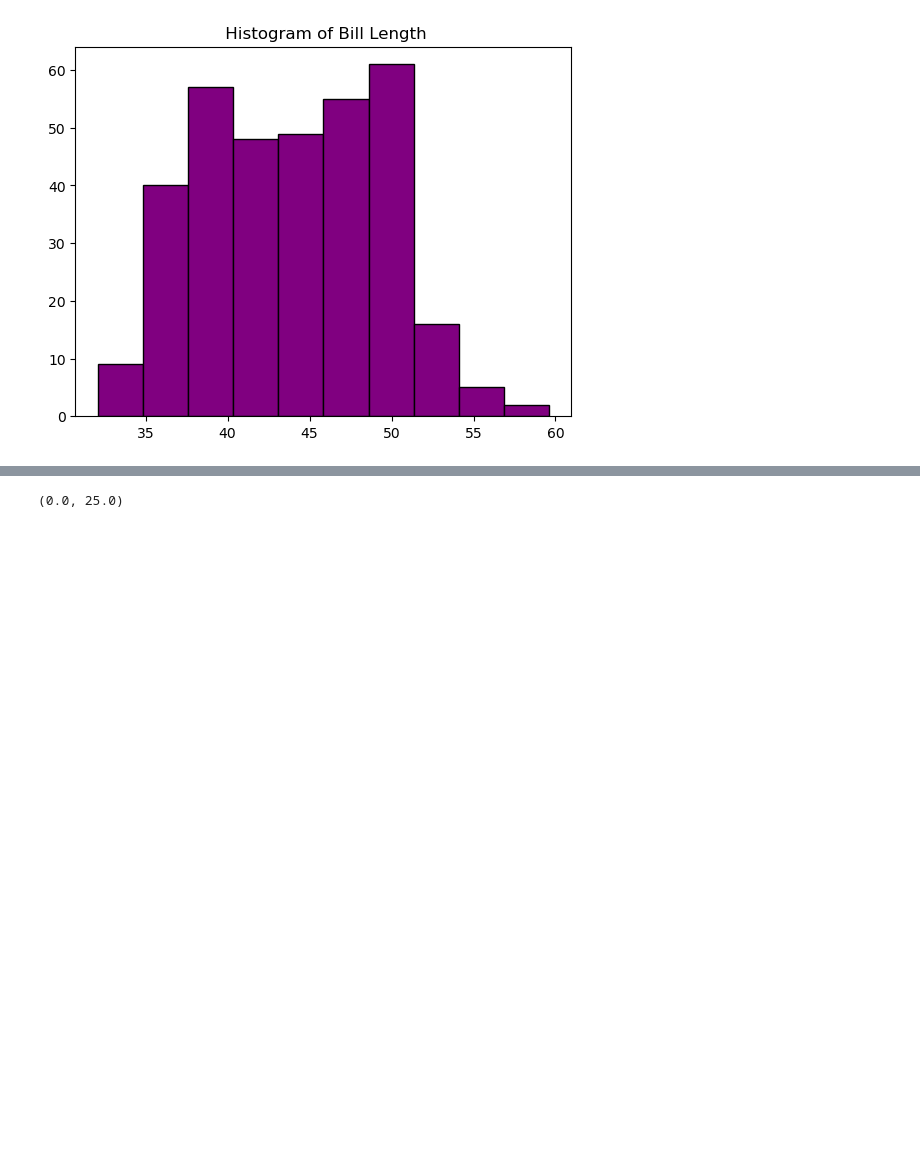
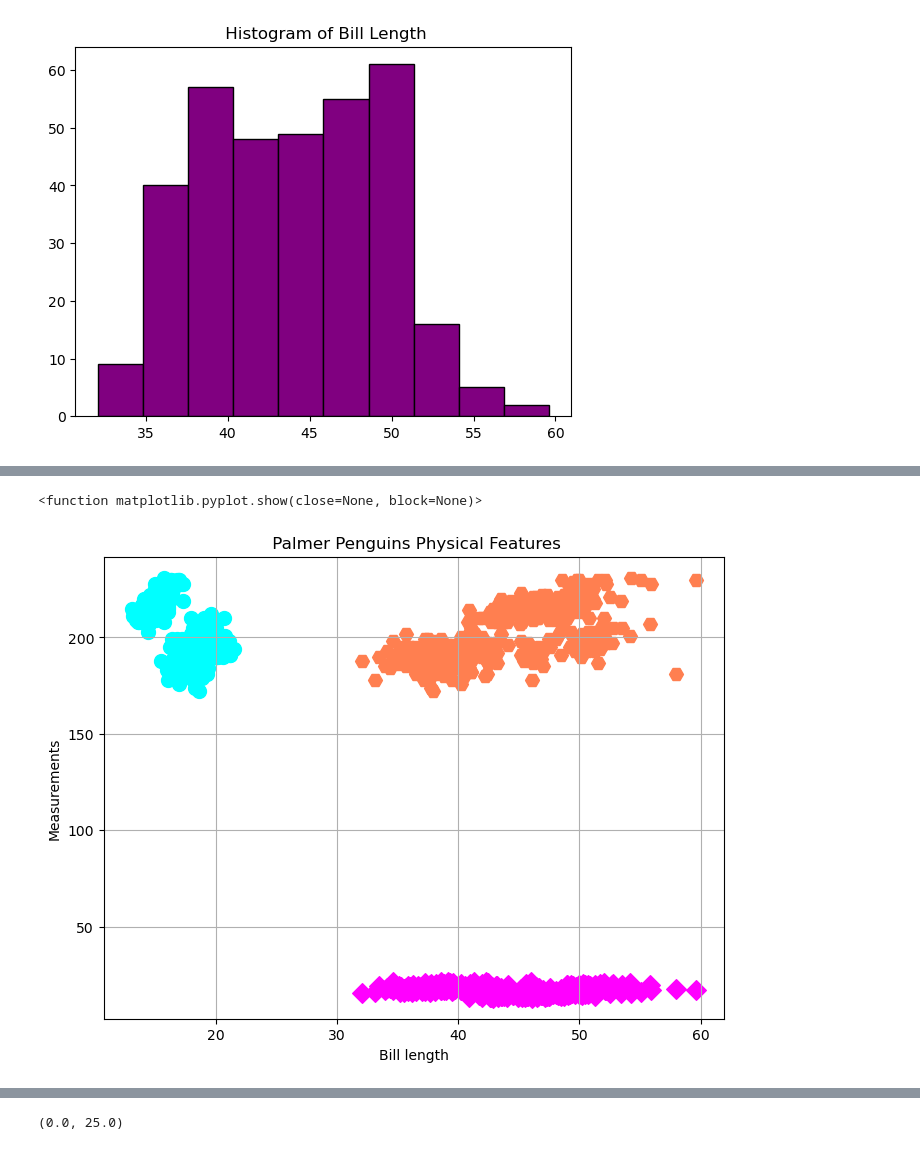
Before and after one commit to Roisin2/mywork, a Jupyter notebook: penguins.ipynb, the cells around one changed output, grey strips where cells are left out. Drawn from its saved outputs; the diff is of its cells as text; code cells hidden in the pictures; blank space fills up the shorter version.

```diff
--- a/penguins.ipynb
+++ b/penguins.ipynb
@@ -262,0 +278,18 @@ plt.ylim(0, 25)
+# %%
+## Get just the flipper Length
+flip_len = df["flipper_length_mm"]
+
+# Created a scatter plot ( changing style and color of markers)
+plt.figure(figsize=(8, 6))  # Optional: Set the figure size
+plt.scatter(bill_len, b_depth, s=100, c = "magenta", marker ='D', label='Diamond')
+plt.scatter(bill_len, flip_len, s = 100, c ="coral", marker= 'H', label='Hexagon')
+plt.scatter(b_depth, flip_len, s = 100, c = "aqua", marker ='o', label ='Star')
+plt.title(" Palmer Penguins Physical Features")
+plt.xlabel("Bill length")
+plt.ylabel("Measurements")
+plt.grid("TRUE")
+plt.legend
+plt.show
+# %% [output]
+<function matplotlib.pyplot.show(close=None, block=None)>
+[figure, added]
```
Also changed, not shown: parts of 13 cells of this notebook, 1 other file.
